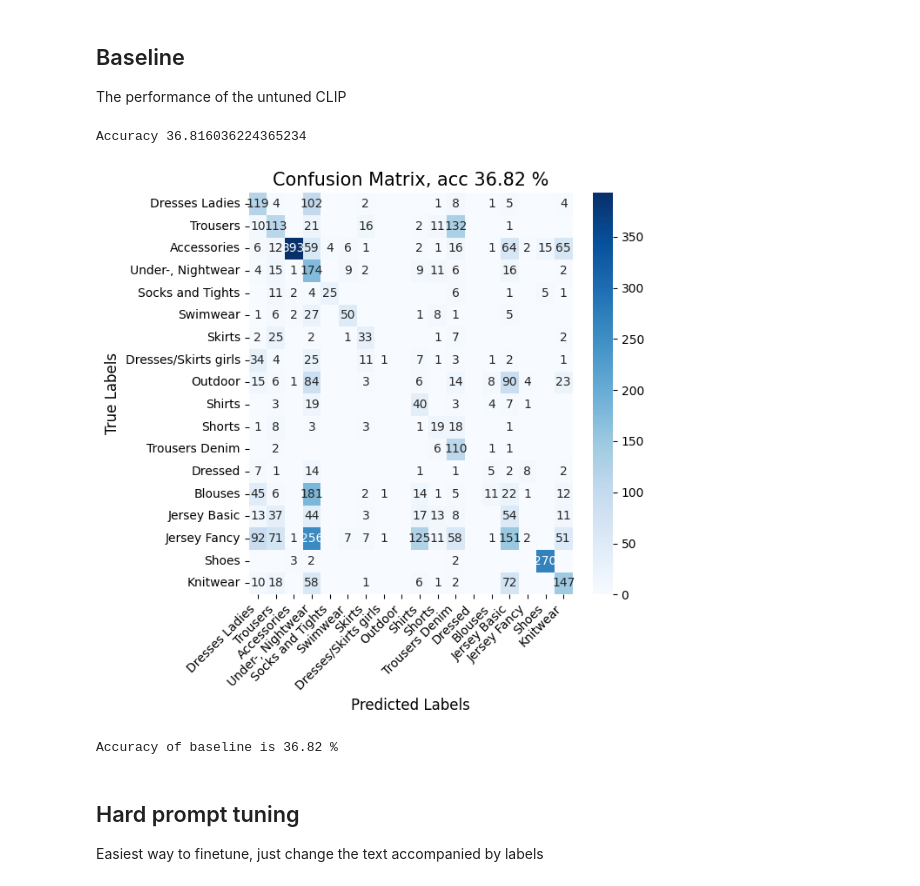
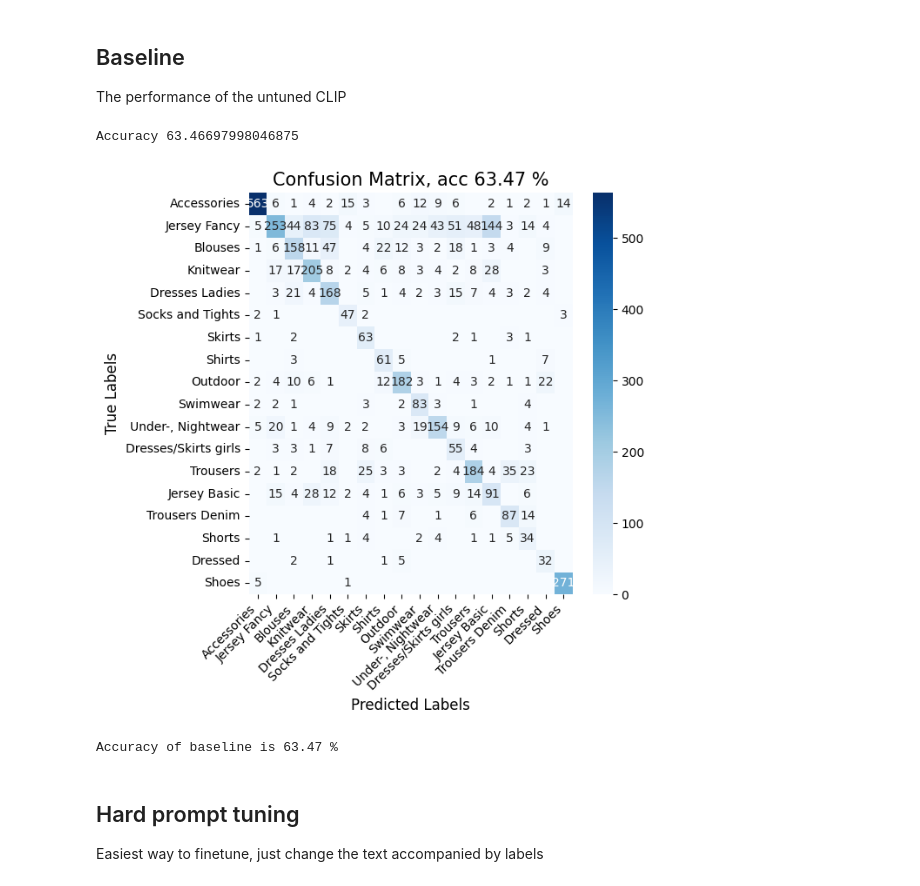
Before and after one commit to Samin765/DD2430_Project, a Jupyter notebook: src/main.ipynb, the cells around one changed output. Saved outputs shown, nothing was run; the diff lists cells and outputs as text; code cells hidden in the pictures.

```diff
--- a/src/main.ipynb
+++ b/src/main.ipynb
@@ -170,21 +170,21 @@ The performance of the untuned CLIP
 # %%
 update()
 def baseline(dataloaders, add):
     clip = {'m':model, 'p':processor}
     ft = training.FinetuneCLIP(dataloaders, clip)
     ft.conf = {'epochs': 400, 'balanced':BALANCED}
     ft.tt['soft'], ft.tt['LoRA'] = 0, 0 #baseline
-    ft.initialize({'add':add})
+    ft.initialize({'add':add}, False)
     all_predictions, all_labels, acc = ft.eval(False)
     utils.confussion_matrix(all_labels, all_predictions, list(dataloaders['test'].dataset.classes),F1=False)
     return acc
 
 acc = baseline(dataloaders, '')
 print(f"Accuracy of baseline is {acc:.2f} %")
 # %% [output]
-Accuracy 36.816036224365234
+Accuracy 63.46697998046875
-[figure, old version]
+[figure, new version]
-Accuracy of baseline is 36.82 %
+Accuracy of baseline is 63.47 %
 # %% [markdown]
 ## Hard prompt tuning
 
```
Also changed, not shown: parts of 6 cells of this notebook, 1 other file.
